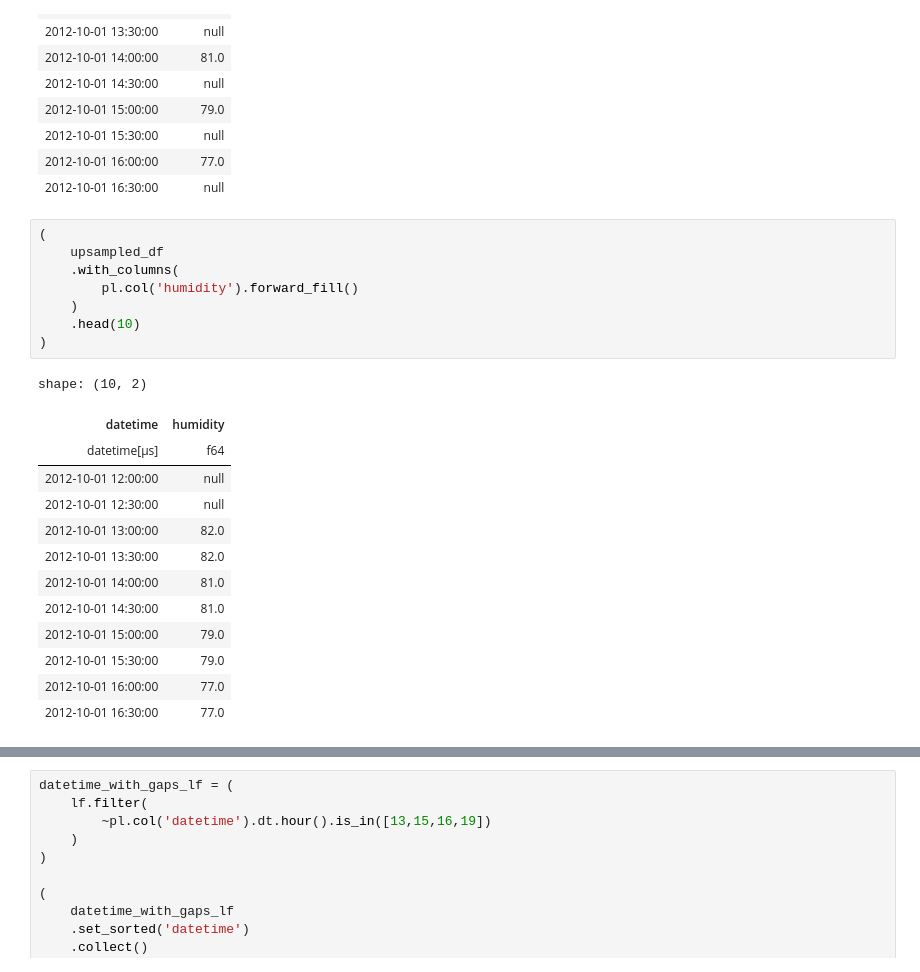
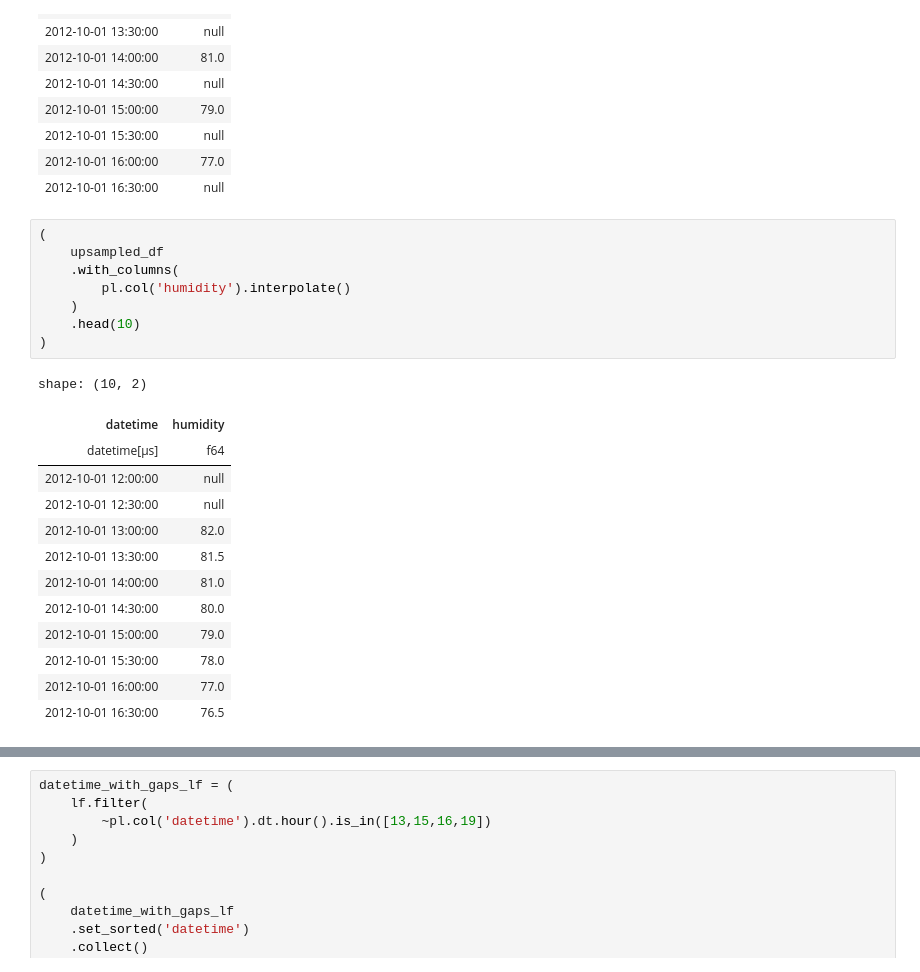
Before and after one commit to PacktPublishing/Polars-Cookbook, a Jupyter notebook: Chapter09/ch09.ipynb, the cells around one changed output, grey strips where cells are left out. Saved outputs shown, nothing was run; the diff lists cells and outputs as text.

```diff
--- a/Chapter09/ch09.ipynb
+++ b/Chapter09/ch09.ipynb
@@ -442,22 +469,22 @@ shape: (10, 2)
 # %%
 (
     upsampled_df
     .with_columns(
-        pl.col('humidity').forward_fill()
+        pl.col('humidity').interpolate()
     )
     .head(10)
 )
 # %% [output]
 shape: (10, 2)
 | datetime | humidity |
 | datetime[μs] | f64 |
 | 2012-10-01 12:00:00 | null |
 | 2012-10-01 12:30:00 | null |
 | 2012-10-01 13:00:00 | 82.0 |
-| 2012-10-01 13:30:00 | 82.0 |
+| 2012-10-01 13:30:00 | 81.5 |
 | 2012-10-01 14:00:00 | 81.0 |
-| 2012-10-01 14:30:00 | 81.0 |
+| 2012-10-01 14:30:00 | 80.0 |
 | 2012-10-01 15:00:00 | 79.0 |
-| 2012-10-01 15:30:00 | 79.0 |
+| 2012-10-01 15:30:00 | 78.0 |
 | 2012-10-01 16:00:00 | 77.0 |
-| 2012-10-01 16:30:00 | 77.0 |
+| 2012-10-01 16:30:00 | 76.5 |
```
Also changed, not shown: parts of 5 cells of this notebook.
